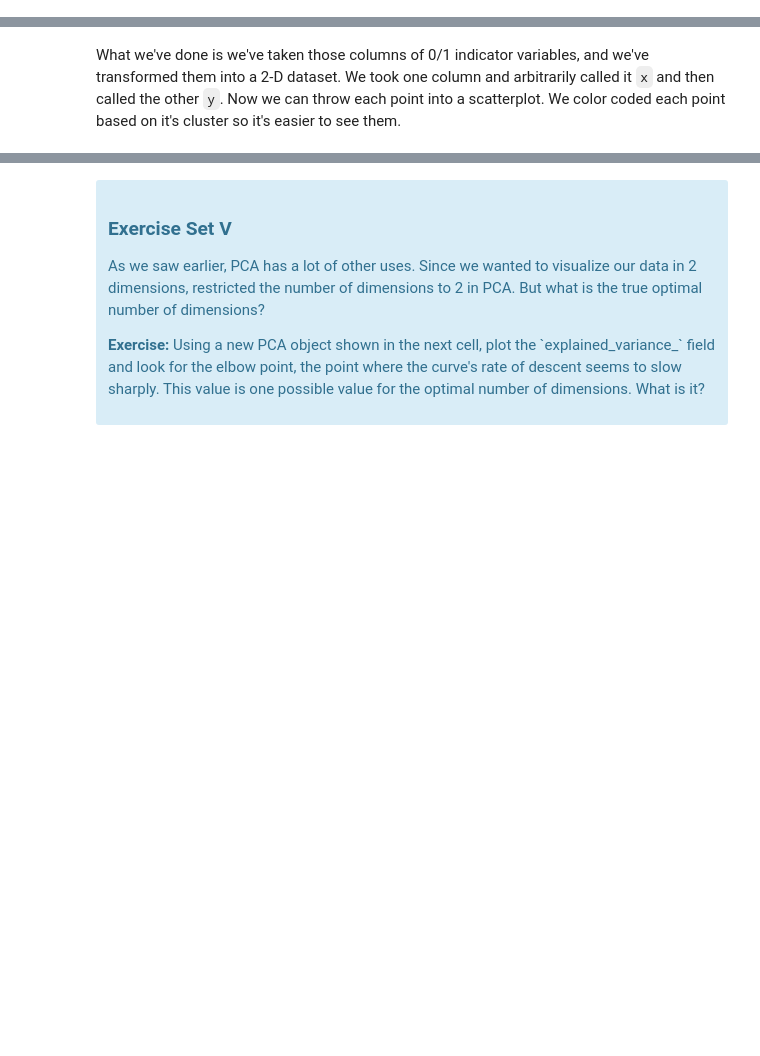
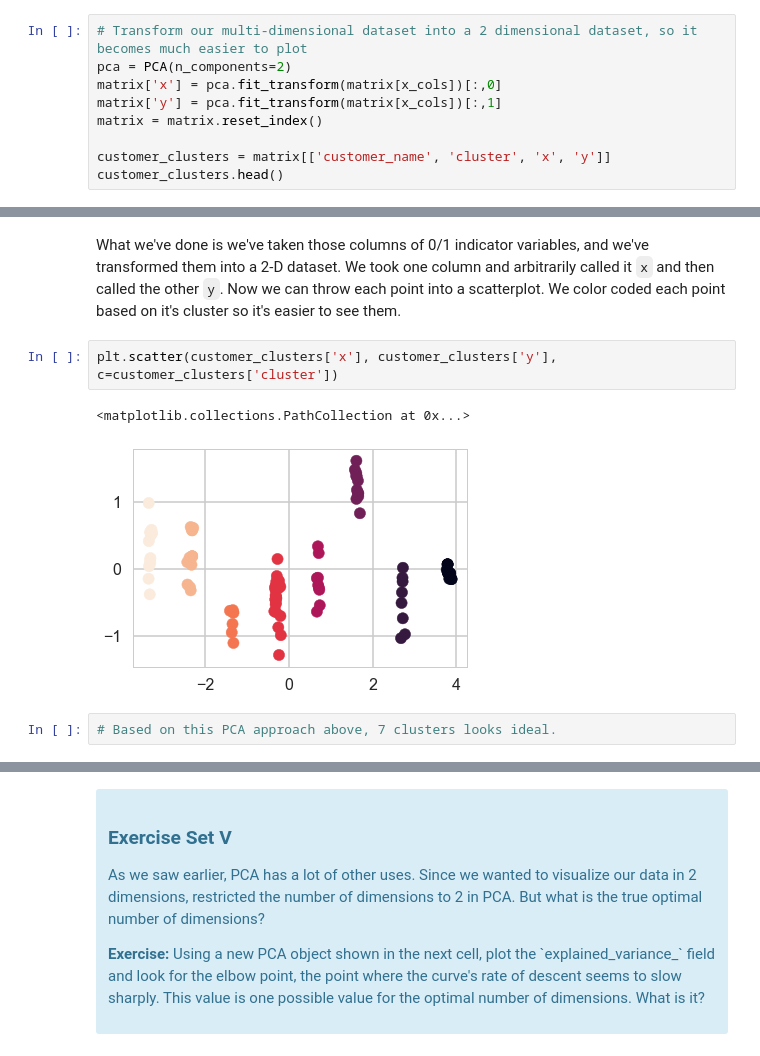
Before and after one commit to michellebonat/customer-segment-clustering, a Jupyter notebook: Mini_Project_Clustering.ipynb, the cells around one changed output, grey strips where cells are left out. Saved outputs shown, nothing was run; the diff lists cells and outputs as text; blank space fills up the shorter version.

Commit message:
Use PCA to analyze and plot clusters

```diff
--- a/Mini_Project_Clustering.ipynb
+++ b/Mini_Project_Clustering.ipynb
@@ -312,0 +315,9 @@ This is only one use of PCA for dimension reduction. We can also use PCA when we
+# %%
+# Transform our multi-dimensional dataset into a 2 dimensional dataset, so it becomes much easier to plot
+pca = PCA(n_components=2)
+matrix['x'] = pca.fit_transform(matrix[x_cols])[:,0]
+matrix['y'] = pca.fit_transform(matrix[x_cols])[:,1]
+matrix = matrix.reset_index()
+
+customer_clusters = matrix[['customer_name', 'cluster', 'x', 'y']]
+customer_clusters.head()
@@ -313,2 +331,9 @@ This is only one use of PCA for dimension reduction. We can also use PCA when we
 # %% [markdown]
 What we've done is we've taken those columns of 0/1 indicator variables, and we've transformed them into a 2-D dataset. We took one column and arbitrarily called it `x` and then called the other `y`. Now we can throw each point into a scatterplot. We color coded each point based on it's cluster so it's easier to see them.
+# %%
+plt.scatter(customer_clusters['x'], customer_clusters['y'], c=customer_clusters['cluster'])
+# %% [output]
+<matplotlib.collections.PathCollection at 0x...>
+[figure, added]
+# %%
+# Based on this PCA approach above, 7 clusters looks ideal.
```
Also changed, not shown: parts of 16 cells of this notebook.
